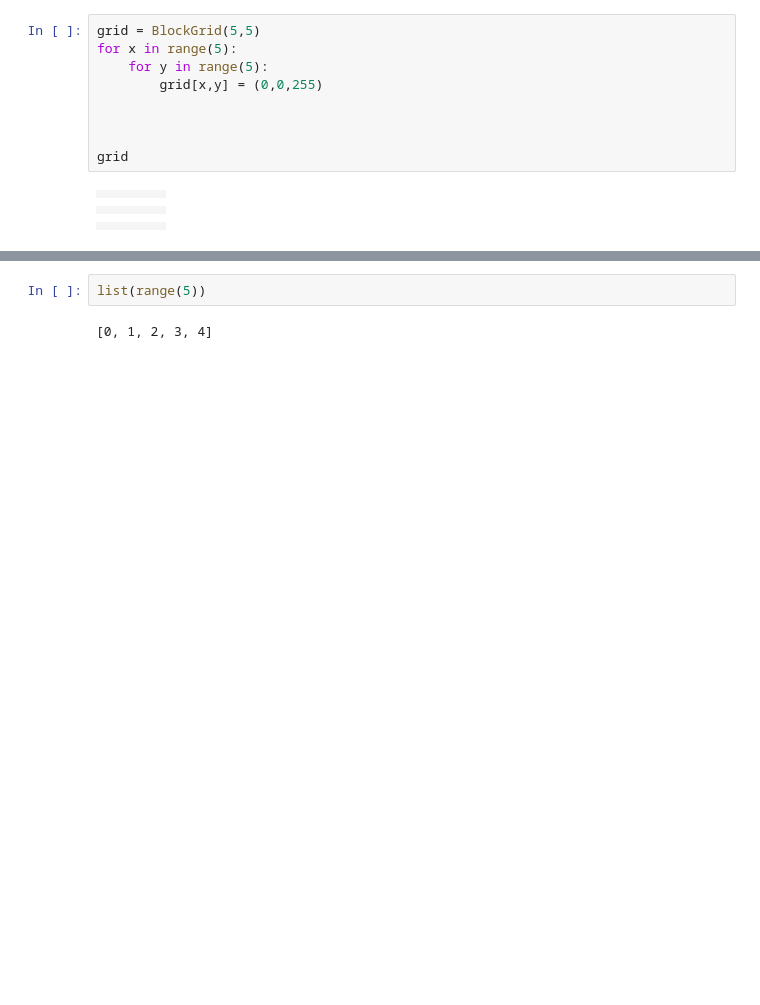
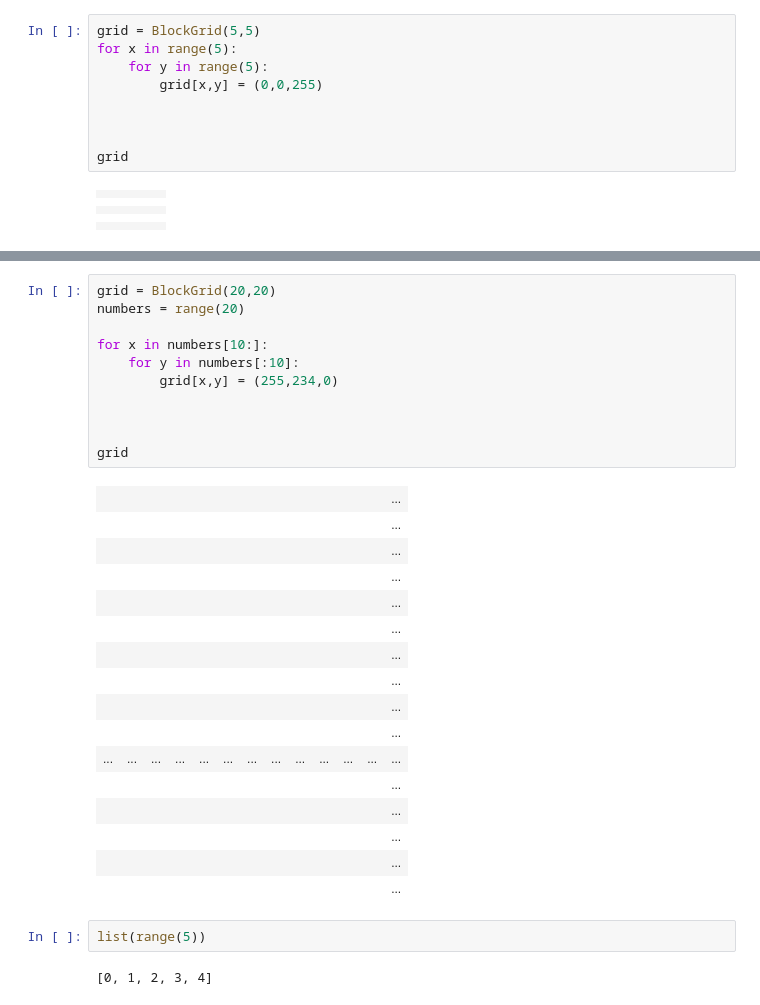
Before and after one commit to import-graf/PythonVisualJupyterTutorial, a Jupyter notebook: Playing with Blocks.ipynb, the cells around one changed output, grey strips where cells are left out. Drawn from its saved outputs; the diff is of its cells as text; blank space fills up the shorter version.

```diff
--- a/Playing with Blocks.ipynb
+++ b/Playing with Blocks.ipynb
@@ -44,3 +152,31 @@ grid
+# %%
+grid = BlockGrid(20,20)
+numbers = range(20)
+
+for x in numbers[10:]:
+    for y in numbers[:10]:
+        grid[x,y] = (255,234,0)
+
+
+
+grid
+# %% [output]
+|  |  |  |  |  |  |  |  |  |  |  |  | ... |
+|  |  |  |  |  |  |  |  |  |  |  |  | ... |
+|  |  |  |  |  |  |  |  |  |  |  |  | ... |
+|  |  |  |  |  |  |  |  |  |  |  |  | ... |
+|  |  |  |  |  |  |  |  |  |  |  |  | ... |
+|  |  |  |  |  |  |  |  |  |  |  |  | ... |
+|  |  |  |  |  |  |  |  |  |  |  |  | ... |
+|  |  |  |  |  |  |  |  |  |  |  |  | ... |
+|  |  |  |  |  |  |  |  |  |  |  |  | ... |
+|  |  |  |  |  |  |  |  |  |  |  |  | ... |
+| ... | ... | ... | ... | ... | ... | ... | ... | ... | ... | ... | ... | ... |
+|  |  |  |  |  |  |  |  |  |  |  |  | ... |
+|  |  |  |  |  |  |  |  |  |  |  |  | ... |
+|  |  |  |  |  |  |  |  |  |  |  |  | ... |
+|  |  |  |  |  |  |  |  |  |  |  |  | ... |
+|  |  |  |  |  |  |  |  |  |  |  |  | ... |
 # %%
 list(range(5))
 # %% [output]
```
Also changed, not shown: parts of 6 cells of this notebook.
